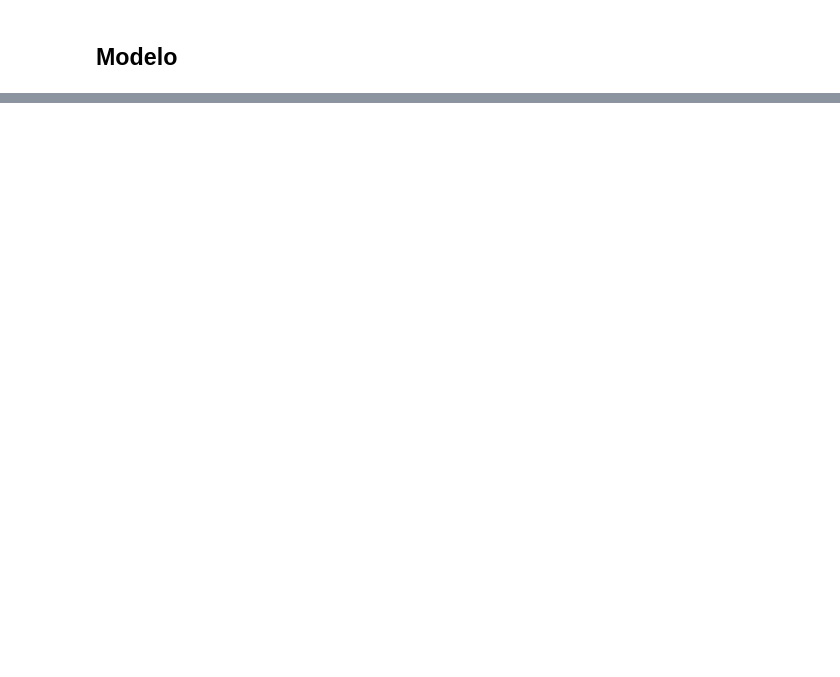
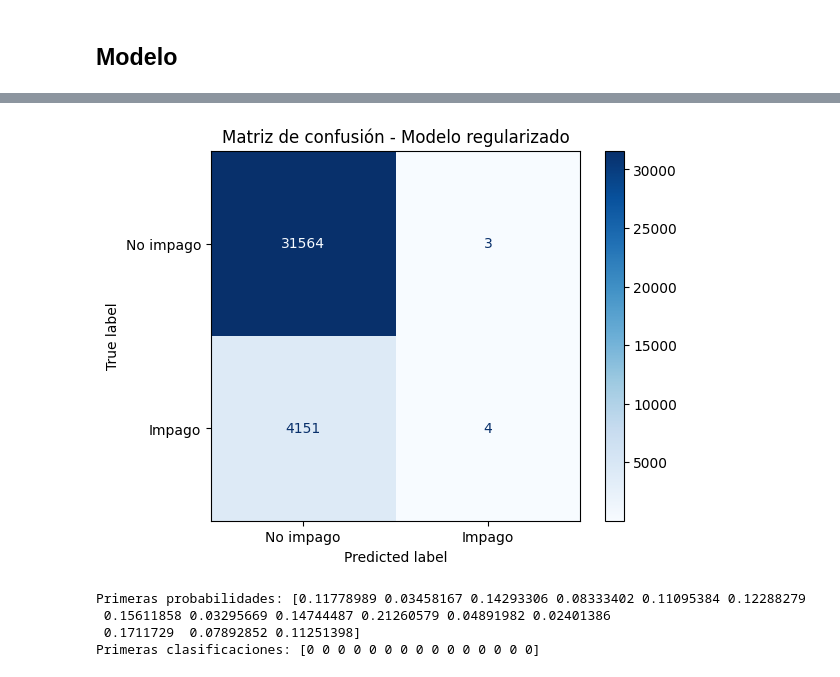
Before and after one commit to Pablocordobaa/Reto-5-azul-claro, a Jupyter notebook: modelo_impago.ipynb, the cells around one changed output, grey strips where cells are left out. Saved outputs shown, nothing was run; the diff lists cells and outputs as text; code cells hidden in the pictures; blank space fills up the shorter version.

```diff
--- a/modelo_impago.ipynb
+++ b/modelo_impago.ipynb
@@ -131,0 +348,13 @@ y= copia["Impago"]
+# %%
+# Probabilidad de impago (clase 1)
+probabilidades_impago = modelo_regularizado.predict_proba(
+    X_test_reg
+)[:, 1]
+
+# Clasificación utilizando el umbral 0.5
+clasificacion_regularizada = np.where(
+    probabilidades_impago >= 0.5, 1, 0
+)
+
+print("Primeras probabilidades:", probabilidades_impago[:15])
+print("Primeras clasificaciones:", clasificacion_regularizada[:15])
@@ -131,0 +441,37 @@ y= copia["Impago"]
+# %%
+from sklearn.metrics import confusion_matrix, ConfusionMatrixDisplay
+
+matriz = confusion_matrix(
+    y_test,
+    clasificacion_regularizada,
+    labels=[0, 1]
+)
+
+disp = ConfusionMatrixDisplay(
+    confusion_matrix=matriz,
+    display_labels=["No impago", "Impago"]
+)
+
+disp.plot(cmap="Blues", values_format="d")
+plt.title("Matriz de confusión - Modelo regularizado")
+plt.show()
+# %% [output]
+[figure, added]
+# %%
+# Probabilidad de impago (clase 1)
+probabilidades_impago_nuevas = modelo_regularizado.predict_proba(
+    X_test_reg
+)[:, 1]
+
+# Clasificación utilizando el umbral 0.3
+clasificacion_regularizada_nuevas = np.where(
+    probabilidades_impago_nuevas >= 0.3, 1, 0
+)
+
+print("Primeras probabilidades:", probabilidades_impago_nuevas[:15])
+print("Primeras clasificaciones:", clasificacion_regularizada_nuevas[:15])
+# %% [output]
+Primeras probabilidades: [0.11778989 0.03458167 0.14293306 0.08333402 0.11095384 0.12288279
+ 0.15611858 0.03295669 0.14744487 0.21260579 0.04891982 0.02401386
+ 0.1711729  0.07892852 0.11251398]
+Primeras clasificaciones: [0 0 0 0 0 0 0 0 0 0 0 0 0 0 0]
```
Also changed, not shown: parts of 25 cells of this notebook, 2 other files.
